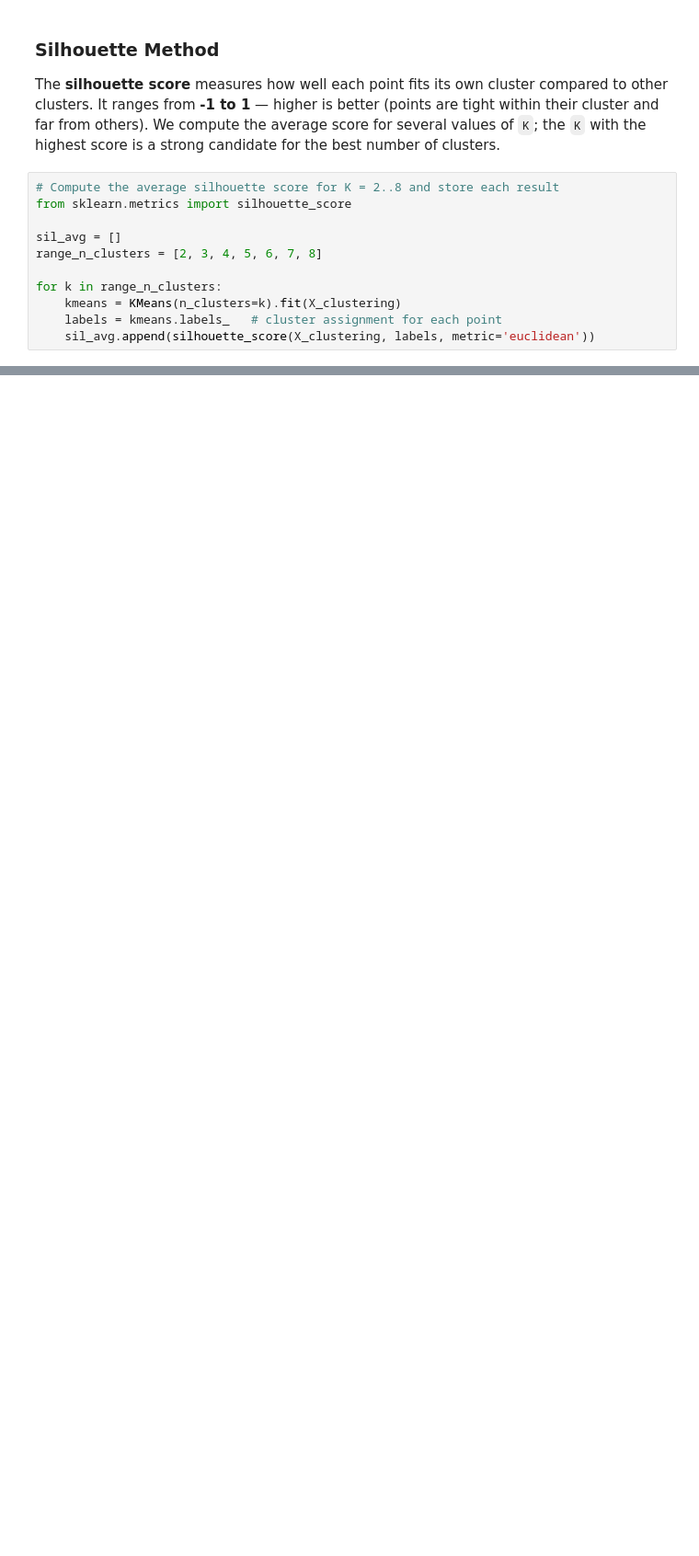
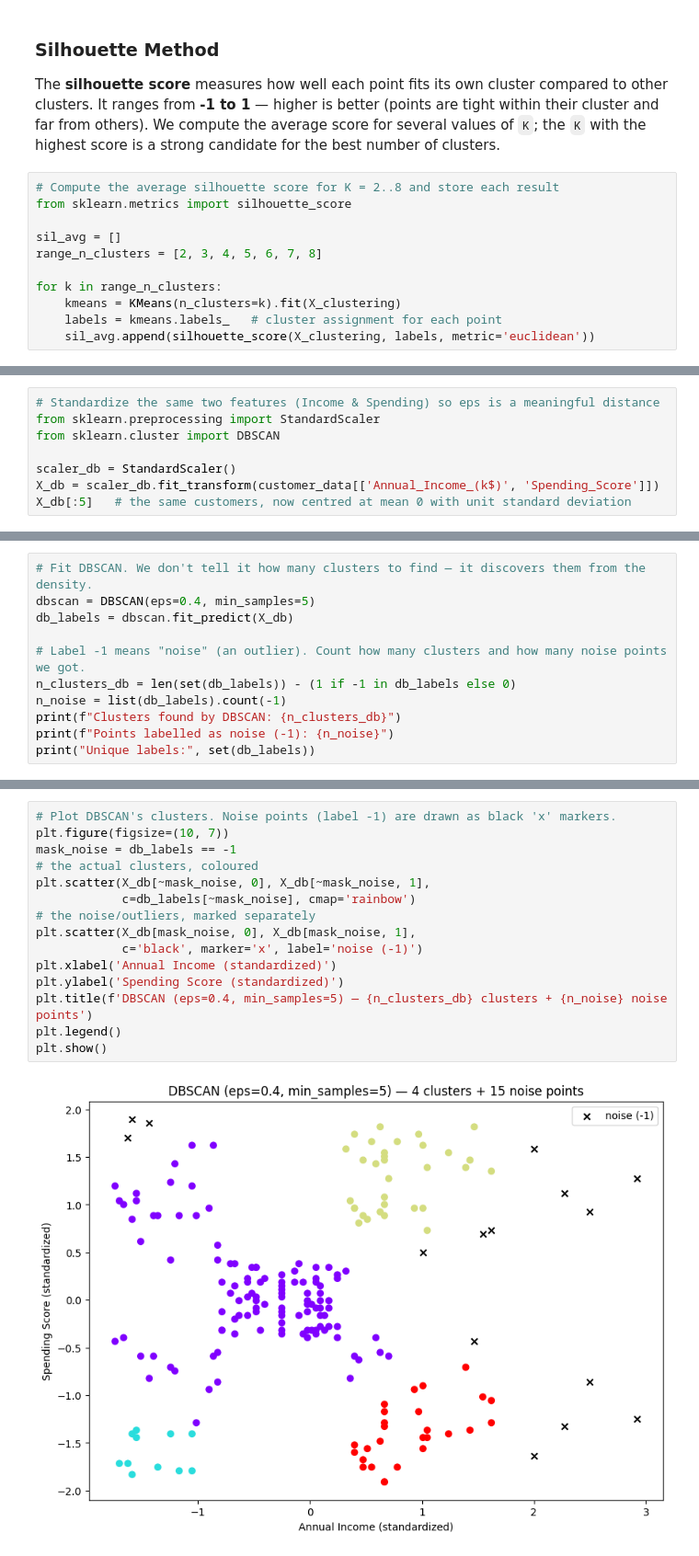
Before and after one commit to souadkhalifeh/AI_BUILDERS, a Jupyter notebook: machine_learning/unsupervised_learning/kmeans_scratch_implementation_practice.ipynb, the cells around one changed output, grey strips where cells are left out. Shown at 92% size. Saved outputs shown, nothing was run; the diff lists cells and outputs as text; blank space fills up the shorter version.

```diff
--- a/machine_learning/unsupervised_learning/kmeans_scratch_implementation_practice.ipynb
+++ b/machine_learning/unsupervised_learning/kmeans_scratch_implementation_practice.ipynb
@@ -244,0 +513,8 @@ initial random centroids, and it assumes roughly round, similarly-sized clusters
+# %%
+# Standardize the same two features (Income & Spending) so eps is a meaningful distance
+from sklearn.preprocessing import StandardScaler
+from sklearn.cluster import DBSCAN
+
+scaler_db = StandardScaler()
+X_db = scaler_db.fit_transform(customer_data[['Annual_Income_(k$)', 'Spending_Score']])
+X_db[:5]   # the same customers, now centred at mean 0 with unit standard deviation
@@ -244,0 +527,11 @@ initial random centroids, and it assumes roughly round, similarly-sized clusters
+# %%
+# Fit DBSCAN. We don't tell it how many clusters to find — it discovers them from the density.
+dbscan = DBSCAN(eps=0.4, min_samples=5)
+db_labels = dbscan.fit_predict(X_db)
+
+# Label -1 means "noise" (an outlier). Count how many clusters and how many noise points we got.
+n_clusters_db = len(set(db_labels)) - (1 if -1 in db_labels else 0)
+n_noise = list(db_labels).count(-1)
+print(f"Clusters found by DBSCAN: {n_clusters_db}")
+print(f"Points labelled as noise (-1): {n_noise}")
+print("Unique labels:", set(db_labels))
@@ -244,0 +542,17 @@ initial random centroids, and it assumes roughly round, similarly-sized clusters
+# %%
+# Plot DBSCAN's clusters. Noise points (label -1) are drawn as black 'x' markers.
+plt.figure(figsize=(10, 7))
+mask_noise = db_labels == -1
+# the actual clusters, coloured
+plt.scatter(X_db[~mask_noise, 0], X_db[~mask_noise, 1],
+            c=db_labels[~mask_noise], cmap='rainbow')
+# the noise/outliers, marked separately
+plt.scatter(X_db[mask_noise, 0], X_db[mask_noise, 1],
+            c='black', marker='x', label='noise (-1)')
+plt.xlabel('Annual Income (standardized)')
+plt.ylabel('Spending Score (standardized)')
+plt.title(f'DBSCAN (eps=0.4, min_samples=5) — {n_clusters_db} clusters + {n_noise} noise points')
+plt.legend()
+plt.show()
+# %% [output]
+[figure, added]
```
Also changed, not shown: parts of 47 cells of this notebook.
